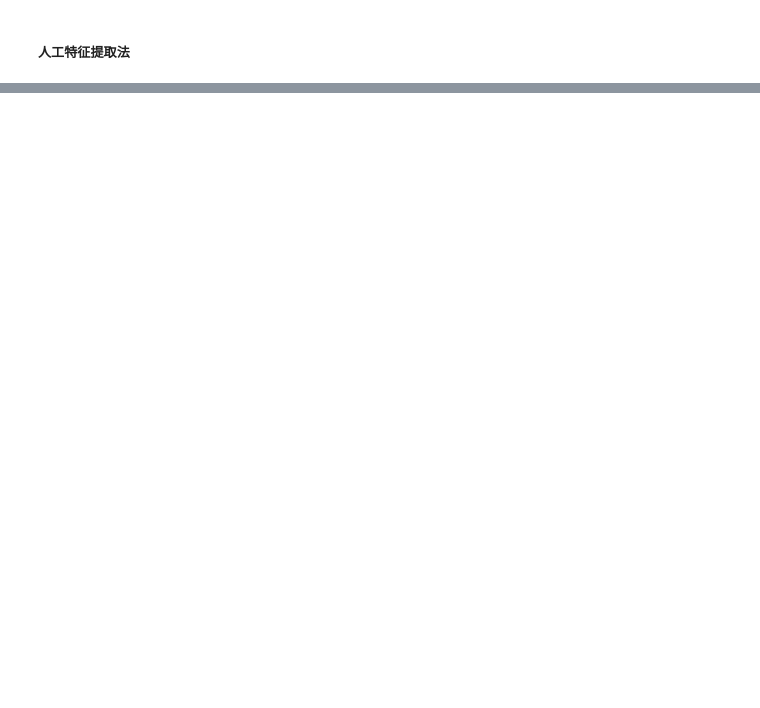
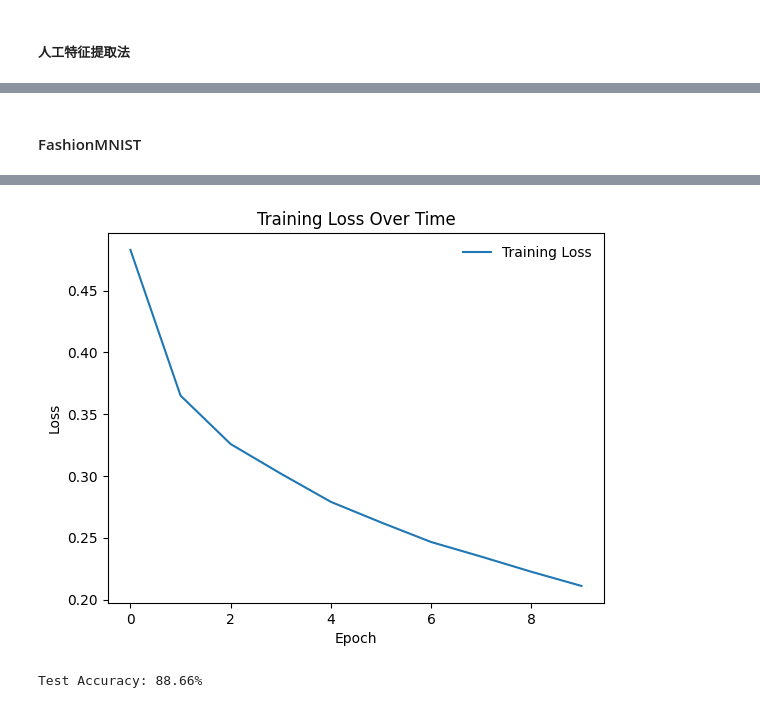
Before and after one commit to scpsyl/Artificial_NN_Hw, a Jupyter notebook: Homework2/Task1.ipynb, the cells around one changed output, grey strips where cells are left out. Saved outputs shown, nothing was run; the diff lists cells and outputs as text; code cells hidden in the pictures; blank space fills up the shorter version.

```diff
--- a/Homework2/Task1.ipynb
+++ b/Homework2/Task1.ipynb
@@ -991,0 +851,58 @@ IndexError: tuple index out of range
+# %% [markdown]
+#### FashionMNIST
+# %%
+import torch
+from torch import nn, optim
+from torchvision import datasets, transforms
+import matplotlib.pyplot as plt
+
+# 数据集预处理：标准化
+transform = transforms.Compose([transforms.ToTensor(), transforms.Normalize((0.5,), (0.5,))])
+
+# 加载训练集和测试集
+train_dataset = datasets.FashionMNIST(root='./data', train=True, download=True, transform=transform)
+test_dataset = datasets.FashionMNIST(root='./data', train=False, download=True, transform=transform)
+
+train_loader = torch.utils.data.DataLoader(dataset=train_dataset, batch_size=64, shuffle=True)
+test_loader = torch.utils.data.DataLoader(dataset=test_dataset, batch_size=64, shuffle=False)
+# %%
+epochs = 10
+train_losses = []
+
+for epoch in range(epochs):
+    running_loss = 0.0
+    for images, labels in train_loader:
+        optimizer.zero_grad()
+        outputs = model(images)
+        loss = criterion(outputs, labels)
+        loss.backward()
+        optimizer.step()
+
+        running_loss += loss.item()
+
+    epoch_loss = running_loss / len(train_loader)
+    train_losses.append(epoch_loss)
+    print(f"Epoch [{epoch+1}/{epochs}], Loss: {epoch_loss:.4f}")
+
+# 5. 可视化loss
+plt.plot(train_losses, label='Training Loss')
+plt.title('Training Loss Over Time')
+plt.xlabel('Epoch')
+plt.ylabel('Loss')
+plt.legend(frameon=False)
+plt.show()
+
+# 6. 模型评估
+correct = 0
+total = 0
+
+with torch.no_grad():
+    for images, labels in test_loader:
+        outputs = model(images)
+        _, predicted = torch.max(outputs, 1)
+        total += labels.size(0)
+        correct += (predicted == labels).sum().item()
+
+accuracy = 100 * correct / total
+print(f'Test Accuracy: {accuracy:.2f}%')
+# %% [output]
@@ -991,0 +919,2 @@ IndexError: tuple index out of range
+[figure, added]
+Test Accuracy: 88.66%
```
Also changed, not shown: parts of 9 cells of this notebook.
